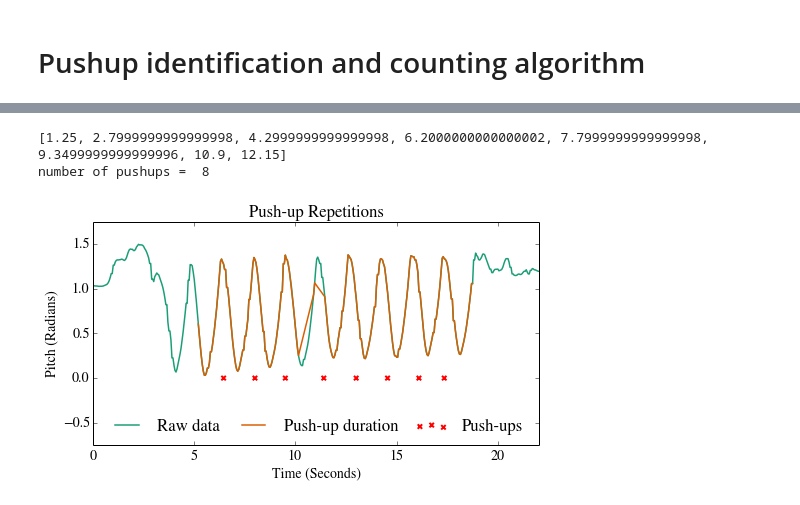
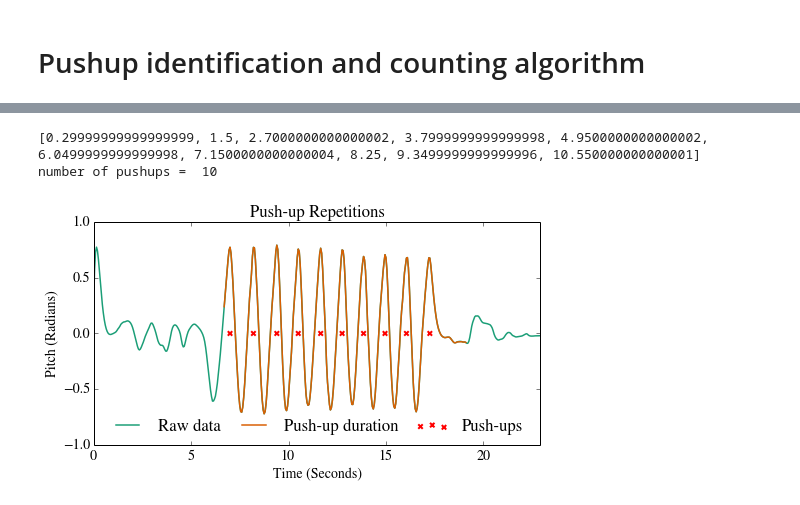
Before and after one commit to kellygwiseman/workout_buddy, a Jupyter notebook: notebooks/push_up.ipynb, the cells around one changed output, grey strips where cells are left out. Drawn from its saved outputs; the diff is of its cells as text; code cells hidden in the pictures.

```diff
--- a/notebooks/push_up.ipynb
+++ b/notebooks/push_up.ipynb
@@ -36,13 +16,13 @@ dtypes: float64(1), int64(3), object(6)
 # %%
-#df = pd.read_csv('../data/sensor/2015-03-01_11-13-22.csv')
+df = pd.read_csv('../data/sensor/2015-03-01_11-13-22.csv')
 #df = pd.read_csv('../data/sensor/2015-03-01_11-11-36c.csv')
 #df = pd.read_csv('../data/sensor/2015-03-01_11-13-51.csv')
-#sample = 'Beau_normal'
+sample = 'Beau_normal'
 #sample = 'Beau_narrow'
 #sample = 'Beau_inward'
 
-df = pd.read_csv('../data/sensor/2015-02-27_20-26-10.csv')
-sample = 'Wei_narrow'
+#df = pd.read_csv('../data/sensor/2015-02-27_20-26-10.csv')
+#sample = 'Wei_narrow'
 
 #normal (sharper up peak)
 # cond1 & cond2 & cond4 & cond5 & cond7 & cond8
@@ -61,7 +41,17 @@ sample = 'Wei_narrow'
 
 # inward (sharper up peak)
 # Beau (one extra at end), Wei (close, missed 2)
-
+''''# Conditions
+cond1 = np.abs(correls.ix[:, 'gyroRotationX', 'gyroRotationZ']) > 0.6
+cond2 = np.abs(correls.ix[:, 'accelerometerAccelerationX', 'accelerometerAccelerationY']) > 0.5
+cond3 = np.abs(correls.ix[:, 'accelerometerAccelerationX', 'accelerometerAccelerationZ']) > 0.5
+cond4 = np.abs(correls.ix[:, 'motionQuaternionY', 'motionQuaternionZ']) > 0.7
+cond5 = np.abs(correls.ix[:, 'motionQuaternionX', 'motionQuaternionY']) > 0.7
+cond6 = np.abs(correls.ix[:, 'motionQuaternionX', 'motionQuaternionW']) > 0.7
+# don't use the first 3 and last 2 seconds
+cond7 = df_filt.index > 60
+cond8 = df_filt.index < (df_filt.shape[0] - 40)
+pushup_window = df_filt[cond1 & cond2 & cond4 & cond5 & cond7 & cond8]'''
 
 freq = 20.0
 
@@ -87,0 +80,6 @@ gr.plot1_quaternion(df_num, 20.0, sample)
+# %%
+fs = 20.0
+lowcut = 0.5
+highcut =2.0
+order = 1
+df_filt = gr.plot_bandpass(df_num, fs, lowcut, highcut, order, sample);
@@ -179,11 +98,5 @@ plt.legend(loc='lower center', ncol=4, bbox_to_anchor=(0.5, 0.0), frameon=False,
 # %%
 # look at correlation between features
-#correls = pd.rolling_corr(df_num, 40)
-#gr.plot_corr(df_num, correls, 20.0, sample)
-dark2_colors = brewer2mpl.get_map('Dark2', 'Qualitative', 7).mpl_colors
-Idx = [0,1,2,3,6,4,5]
-dark2_colors = [dark2_colors[i] for i in Idx]
-plt.rc('axes',color_cycle = dark2_colors)
 correls = pd.rolling_corr(df_filt, 40)
 gr.plot_corr(df_filt, correls, 20.0, sample)
 # %% [output]
@@ -194,29 +107,30 @@ gr.plot_corr(df_filt, correls, 20.0, sample)
 # %%
 from scipy import signal
 
 # Conditions
 cond1 = np.abs(correls.ix[:, 'gyroRotationX', 'gyroRotationZ']) > 0.6
 cond2 = np.abs(correls.ix[:, 'accelerometerAccelerationX', 'accelerometerAccelerationY']) > 0.5
 cond3 = np.abs(correls.ix[:, 'accelerometerAccelerationX', 'accelerometerAccelerationZ']) > 0.5
 cond4 = np.abs(correls.ix[:, 'motionQuaternionY', 'motionQuaternionZ']) > 0.7
 cond5 = np.abs(correls.ix[:, 'motionQuaternionX', 'motionQuaternionY']) > 0.7
-#cond6 = np.abs(correls.ix[:, 'motionQuaternionX', 'motionQuaternionW']) > 0.7
+cond6 = np.abs(correls.ix[:, 'motionQuaternionX', 'motionQuaternionW']) > 0.7
+# don't use the first 3 and last 2 seconds
 cond7 = df_filt.index > 60
 cond8 = df_filt.index < (df_filt.shape[0] - 40)
 pushup_window = df_filt[cond1 & cond2 & cond4 & cond5 & cond7 & cond8]
-#pushup_window = df_filt[cond1 & cond3 & cond4 & cond5 & cond6 & cond7]
+
 widths = np.arange(6,14)
 gap = 1.0
 max_dist = np.linspace(4.0,4.0,df.shape[0])
 length = 4
 min_snr = 1.0
-peakind = gr.plot_pushups(df_filt, pushup_window, widths, max_dist, gap, freq, sample)
-#peakind = plot_pushups(df_num, pushup_window, widths, length, min_snr, freq, sample)
-#peakind = plot_pushups(df_num, df_num, widths, length, min_snr, freq, sample)
+#peakind = gr.plot_pushups(df_filt, pushup_window, widths, max_dist, gap, freq, sample)
+#peakind = plot_pushups1(df_num, pushup_window, widths, length, min_snr, freq, sample)
+peakind = plot_pushups2(df_filt, pushup_window, widths, max_dist, gap, freq, sample)
 print peakind
 print 'number of pushups = ', len(peakind)
 # %% [output]
-[1.25, 2.7999999999999998, 4.2999999999999998, 6.2000000000000002, 7.7999999999999998, 9.3499999999999996, 10.9, 12.15]
-number of pushups =  8
+[0.29999999999999999, 1.5, 2.7000000000000002, 3.7999999999999998, 4.9500000000000002, 6.0499999999999998, 7.1500000000000004, 8.25, 9.3499999999999996, 10.550000000000001]
+number of pushups =  10
-[figure, old version]
+[figure, new version]
 # %%
```
Also changed, not shown: parts of 13 cells of this notebook, 1 other file.
